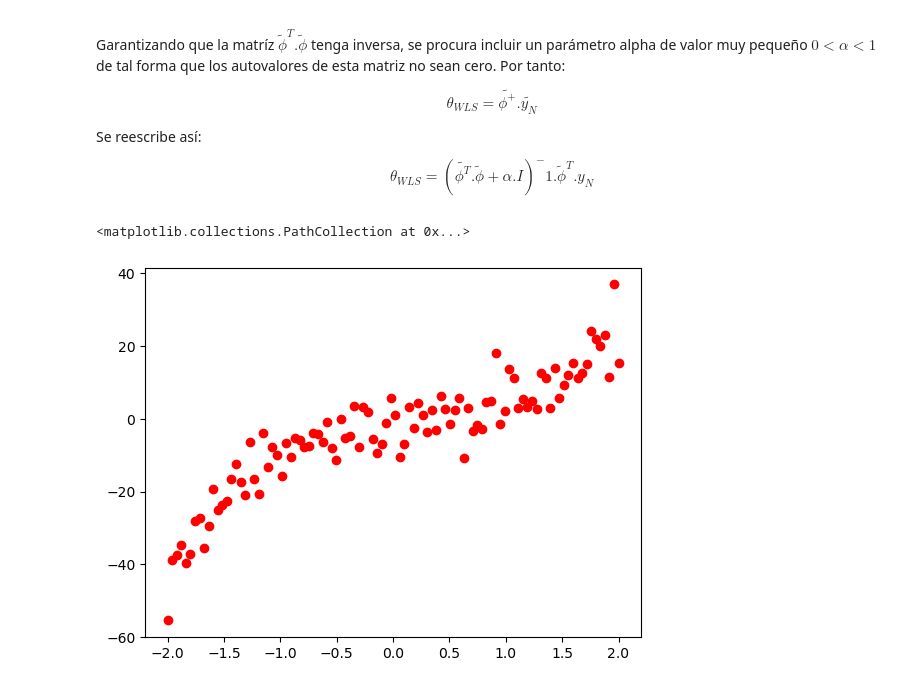
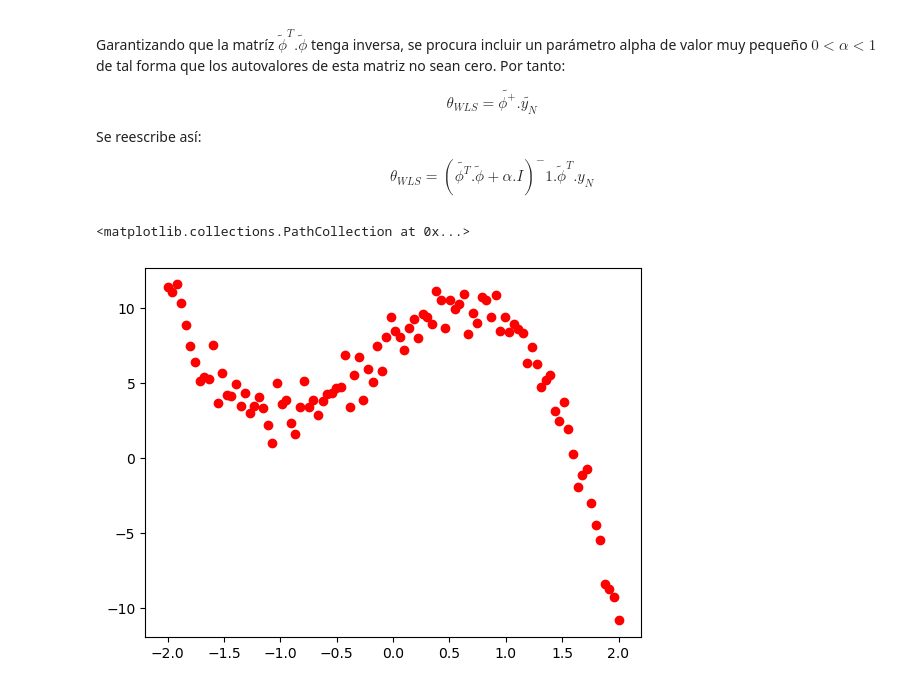
Before and after one commit to jairocuellar/System_identification, a Jupyter notebook: class_06_02.ipynb, the cells around one changed output. Cells and saved outputs as stored; diff of their text form; code cells hidden in the pictures.

```diff
--- a/class_06_02.ipynb
+++ b/class_06_02.ipynb
@@ -16,15 +16,13 @@ $$\theta_{WLS} = (\tilde{\phi^T}.\tilde{\phi}+\alpha.I)^-1.\tilde{\phi}^T.y_N$$
 # %%
 ## Generando los valores medidos a partir
 ## de un valor ideal contaminado por ruido
 t = np.linspace([-2],[2],100)
-
-pol = [3,-2,4.6,-1.8]
+pol = [-3,-2,6,8]
 y = np.polyval(pol,t)
-
-r = 5
+r = 1
 yn = y + np.random.normal(0,r,t.shape)
 plt.scatter(t,yn,color = 'red')
 # %% [output]
 <matplotlib.collections.PathCollection at 0x...>
-[figure, old version]
+[figure, new version]
 # %%
```
Also changed, not shown: parts of 5 cells of this notebook, 6 other files.
